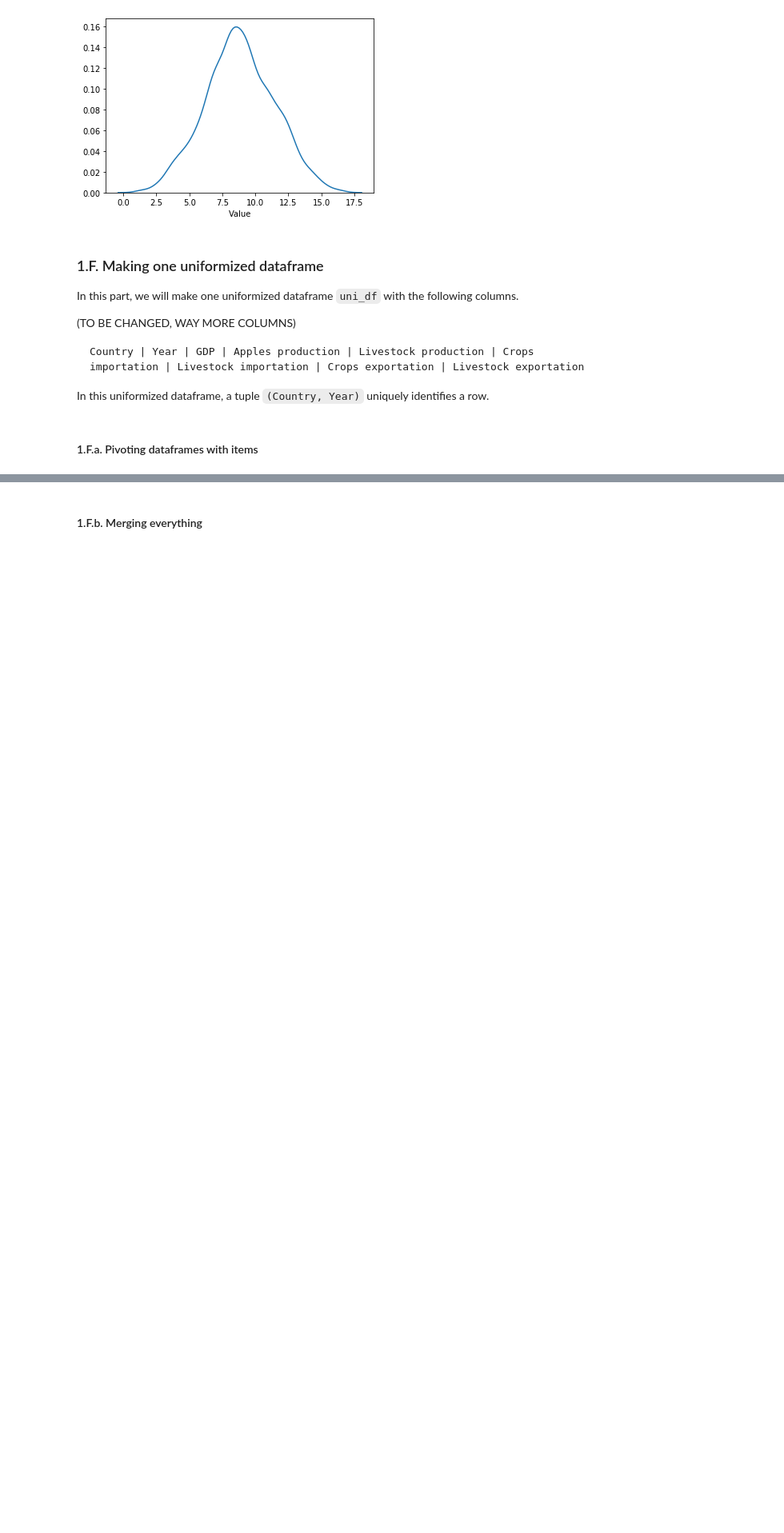
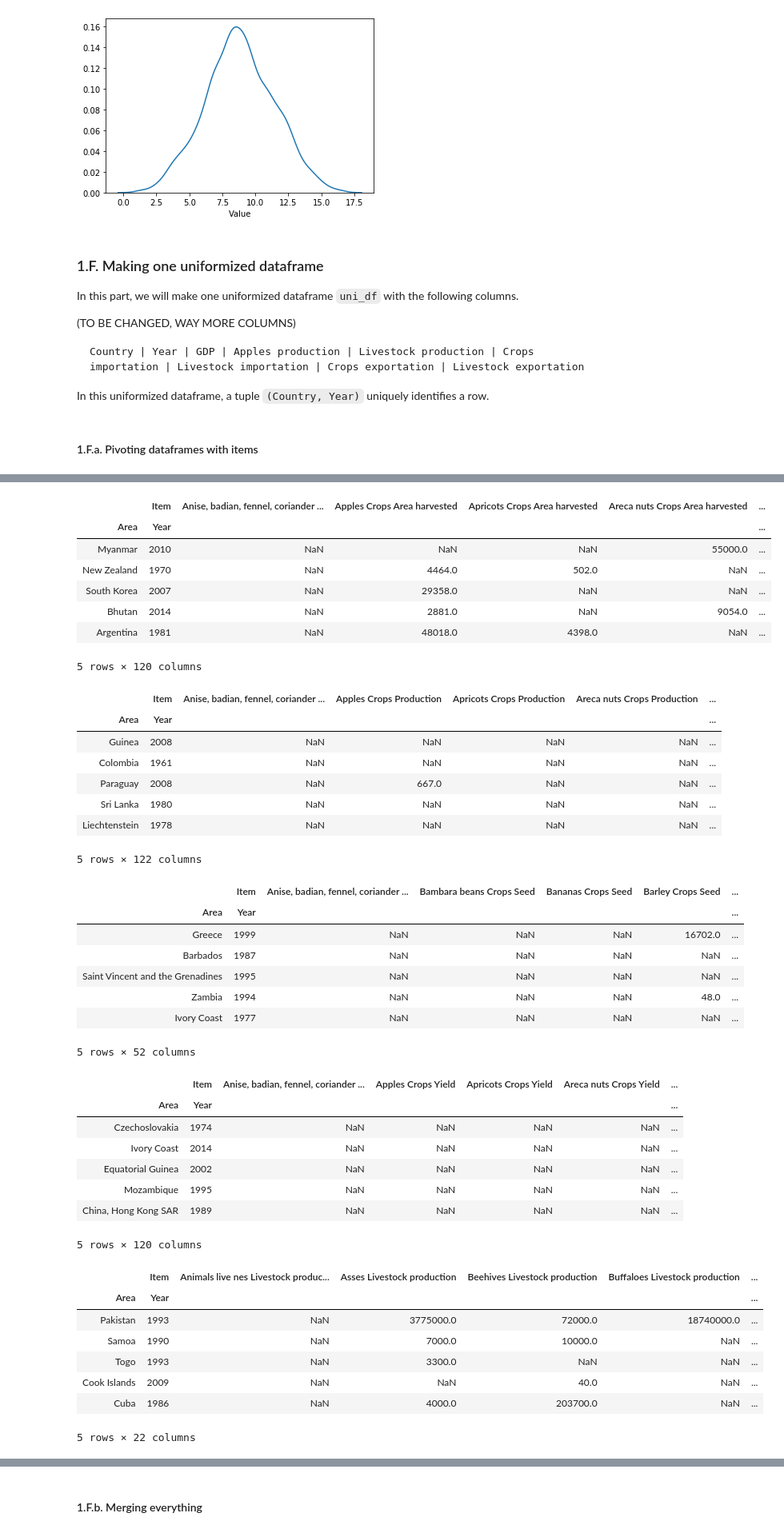
Before and after one commit to martin-ev/ADA-project, a Jupyter notebook: Scripts/Milestone 2.ipynb, the cells around one changed output, grey strips where cells are left out. Shown at 80% size. Drawn from its saved outputs; the diff is of its cells as text; code cells hidden in the pictures; blank space fills up the shorter version.

```diff
--- a/Scripts/Milestone 2.ipynb
+++ b/Scripts/Milestone 2.ipynb
@@ -349,2 +352,6 @@ df_useful['Livestock production'] = df['Livestock production']
-# %%
-df_useful['Live animals trade'] = df['Live animals trade']
+# %%
+selection_import_quantities = df['Live animals trade']["Element"] == 'Import Quantity'
+selection_export_quantities = df['Live animals trade']["Element"] == 'Export Quantity'
+
+df_useful['Live animals import quantities'] = df['Live animals trade'][selection_import_quantities].drop(columns=['Item Code', "Element Code", "Element", "Year Code", "Unit", "Flag"])
+df_useful['Live animals export quantities'] = df['Live animals trade'][selection_export_quantities].drop(columns=['Item Code', "Element Code", "Element", "Year Code", "Unit", "Flag"])
@@ -724,0 +589,62 @@ display(food_crop_area_df_pivoted.sample(10))
+# %%
+need_pivot = ['Crops Area harvested',
+              'Crops Production',
+              'Crops Seed',
+              'Crops Yield',
+              'Livestock production',
+              'Live animals import quantities',
+              'Live animals export quantities',
+              'Crops import quantities',
+              'Crops export quantities']
+
+def rename_columns(x, word):
+    if x not in ['Area', 'Year']:
+        return x + ' ' + word
+    return x
+
+gdp_df = df_useful['GDP'].rename(columns = {'Value':'GDP'})[["Area",'Year','GDP']]
+
+for df_name in need_pivot :
+    df_useful[df_name] = pd.pivot_table(df_useful[df_name], index=["Area",'Year'], columns="Item", values="Value").rename(columns=lambda x: rename_columns(x, df_name))
+    display(df_useful[df_name].sample(5))
+# %% [output]
+|  | Item | Anise, badian, fennel, coriander ... | Apples Crops Area harvested | Apricots Crops Area harvested | Areca nuts Crops Area harvested | ... |
+| Area | Year |  |  |  |  | ... |
+| Myanmar | 2010 | NaN | NaN | NaN | 55000.0 | ... |
+| New Zealand | 1970 | NaN | 4464.0 | 502.0 | NaN | ... |
+| South Korea | 2007 | NaN | 29358.0 | NaN | NaN | ... |
+| Bhutan | 2014 | NaN | 2881.0 | NaN | 9054.0 | ... |
+| Argentina | 1981 | NaN | 48018.0 | 4398.0 | NaN | ... |
+5 rows × 120 columns
+|  | Item | Anise, badian, fennel, coriander ... | Apples Crops Production | Apricots Crops Production | Areca nuts Crops Production | ... |
+| Area | Year |  |  |  |  | ... |
+| Guinea | 2008 | NaN | NaN | NaN | NaN | ... |
+| Colombia | 1961 | NaN | NaN | NaN | NaN | ... |
+| Paraguay | 2008 | NaN | 667.0 | NaN | NaN | ... |
+| Sri Lanka | 1980 | NaN | NaN | NaN | NaN | ... |
+| Liechtenstein | 1978 | NaN | NaN | NaN | NaN | ... |
+5 rows × 122 columns
+|  | Item | Anise, badian, fennel, coriander ... | Bambara beans Crops Seed | Bananas Crops Seed | Barley Crops Seed | ... |
+| Area | Year |  |  |  |  | ... |
+| Greece | 1999 | NaN | NaN | NaN | 16702.0 | ... |
+| Barbados | 1987 | NaN | NaN | NaN | NaN | ... |
+| Saint Vincent and the Grenadines | 1995 | NaN | NaN | NaN | NaN | ... |
+| Zambia | 1994 | NaN | NaN | NaN | 48.0 | ... |
+| Ivory Coast | 1977 | NaN | NaN | NaN | NaN | ... |
+5 rows × 52 columns
+|  | Item | Anise, badian, fennel, coriander ... | Apples Crops Yield | Apricots Crops Yield | Areca nuts Crops Yield | ... |
+| Area | Year |  |  |  |  | ... |
+| Czechoslovakia | 1974 | NaN | NaN | NaN | NaN | ... |
+| Ivory Coast | 2014 | NaN | NaN | NaN | NaN | ... |
+| Equatorial Guinea | 2002 | NaN | NaN | NaN | NaN | ... |
+| Mozambique | 1995 | NaN | NaN | NaN | NaN | ... |
+| China, Hong Kong SAR | 1989 | NaN | NaN | NaN | NaN | ... |
+5 rows × 120 columns
+|  | Item | Animals live nes Livestock produc... | Asses Livestock production | Beehives Livestock production | Buffaloes Livestock production | ... |
+| Area | Year |  |  |  |  | ... |
+| Pakistan | 1993 | NaN | 3775000.0 | 72000.0 | 18740000.0 | ... |
+| Samoa | 1990 | NaN | 7000.0 | 10000.0 | NaN | ... |
+| Togo | 1993 | NaN | 3300.0 | NaN | NaN | ... |
+| Cook Islands | 2009 | NaN | NaN | 40.0 | NaN | ... |
+| Cuba | 1986 | NaN | 4000.0 | 203700.0 | NaN | ... |
+5 rows × 22 columns
```
Also changed, not shown: parts of 41 cells of this notebook, 3 other files.
